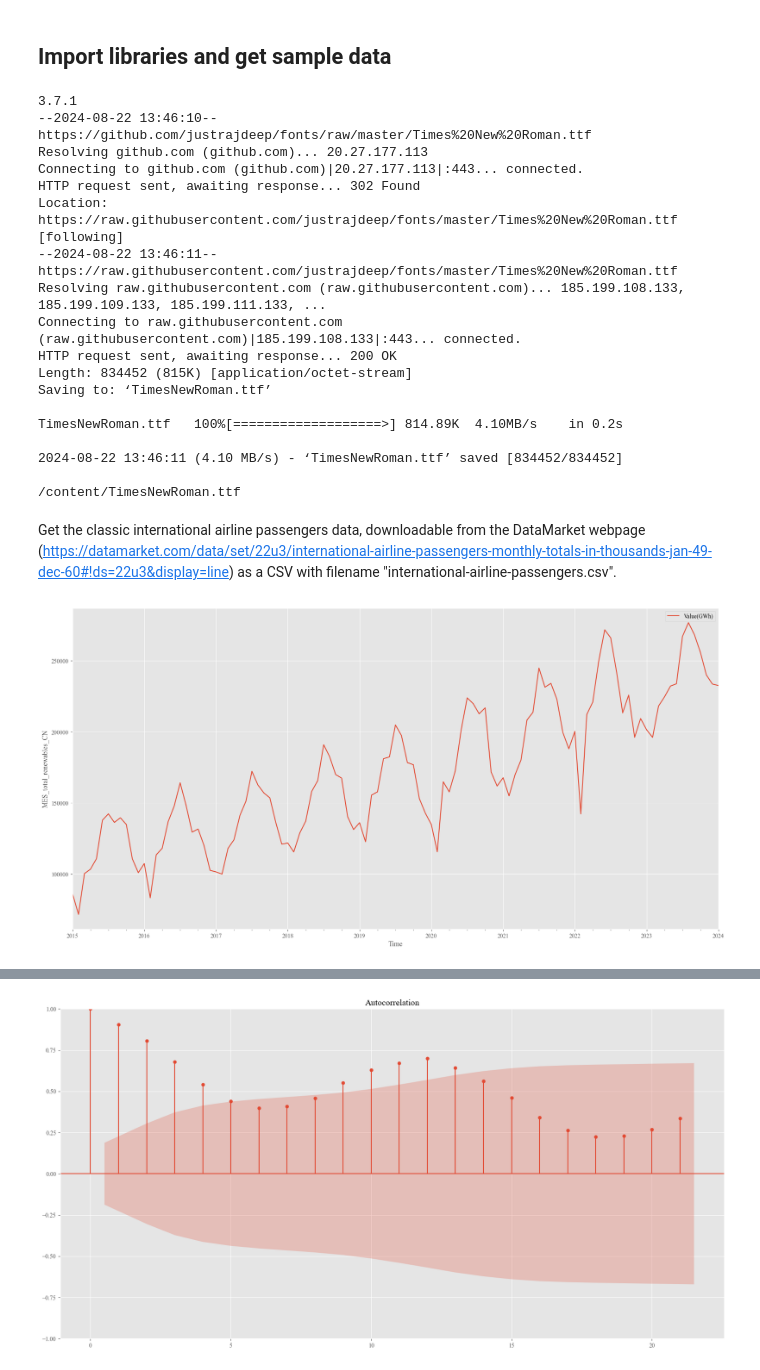
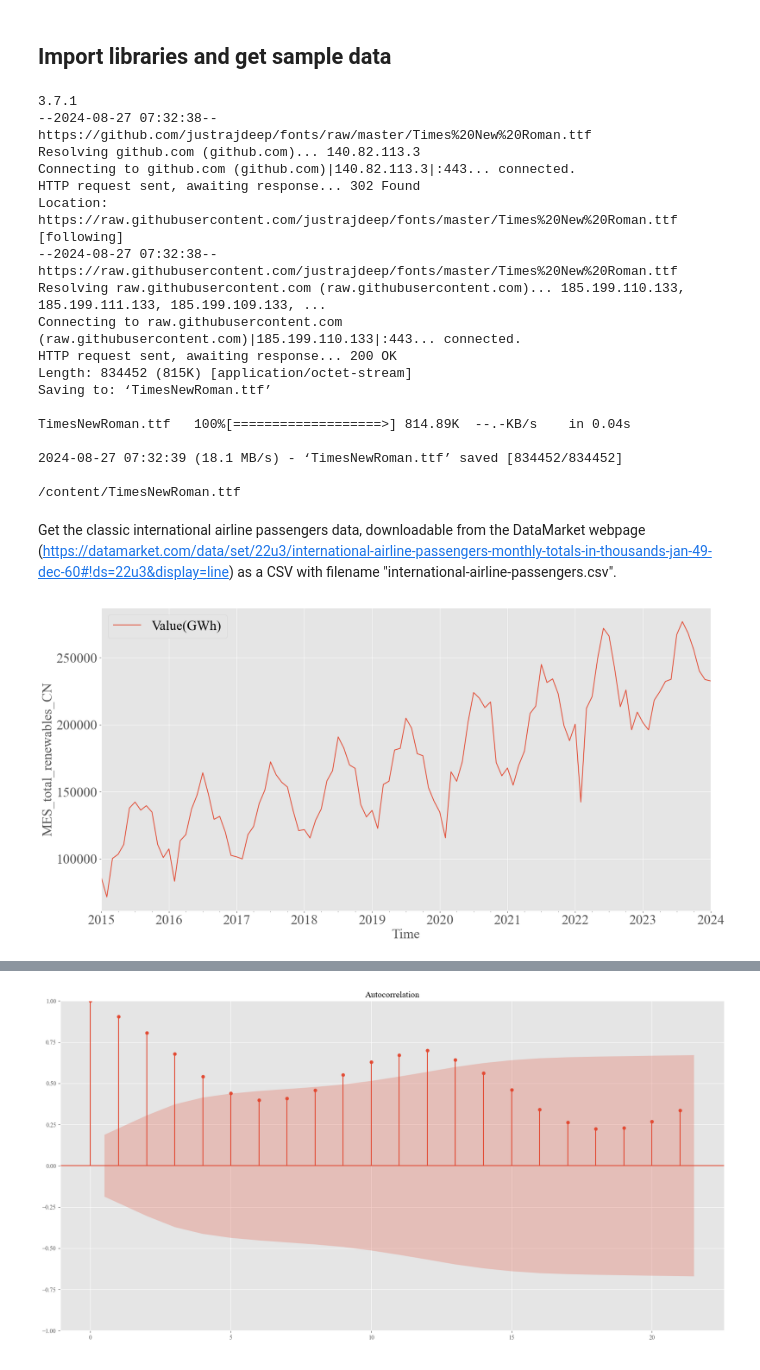
Before and after one commit to paranoia0121/PredictionComparison, a Jupyter notebook: time_series_analysis_ARIMA.ipynb, the cells around one changed output, grey strips where cells are left out. Saved outputs shown, nothing was run; the diff lists cells and outputs as text; code cells hidden in the pictures.

```diff
--- a/time_series_analysis_ARIMA.ipynb
+++ b/time_series_analysis_ARIMA.ipynb
@@ -28,25 +28,25 @@ for font_file in font_files:
 plt.rcParams['font.serif'] = "Times New Roman"
 plt.rcParams['font.family'] = "serif"
 plt.rcParams['figure.figsize'] = (20.0, 10.0)
-plt.rcParams.update({'font.size': 12})
+plt.rcParams.update({'font.size': 25})
 plt.style.use('ggplot')
 # %% [output]
 3.7.1
---2024-08-22 13:46:10--  https://github.com/justrajdeep/fonts/raw/master/Times%20New%20Roman.ttf
-Resolving github.com (github.com)... 20.27.177.113
-Connecting to github.com (github.com)|20.27.177.113|:443... connected.
+--2024-08-27 07:32:38--  https://github.com/justrajdeep/fonts/raw/master/Times%20New%20Roman.ttf
+Resolving github.com (github.com)... 140.82.113.3
+Connecting to github.com (github.com)|140.82.113.3|:443... connected.
 HTTP request sent, awaiting response... 302 Found
 Location: https://raw.githubusercontent.com/justrajdeep/fonts/master/Times%20New%20Roman.ttf [following]
---2024-08-22 13:46:11--  https://raw.githubusercontent.com/justrajdeep/fonts/master/Times%20New%20Roman.ttf
-Resolving raw.githubusercontent.com (raw.githubusercontent.com)... 185.199.108.133, 185.199.109.133, 185.199.111.133, ...
-Connecting to raw.githubusercontent.com (raw.githubusercontent.com)|185.199.108.133|:443... connected.
+--2024-08-27 07:32:38--  https://raw.githubusercontent.com/justrajdeep/fonts/master/Times%20New%20Roman.ttf
+Resolving raw.githubusercontent.com (raw.githubusercontent.com)... 185.199.110.133, 185.199.111.133, 185.199.109.133, ...
+Connecting to raw.githubusercontent.com (raw.githubusercontent.com)|185.199.110.133|:443... connected.
 HTTP request sent, awaiting response... 200 OK
 Length: 834452 (815K) [application/octet-stream]
 Saving to: ‘TimesNewRoman.ttf’
 
-TimesNewRoman.ttf   100%[===================>] 814.89K  4.10MB/s    in 0.2s
+TimesNewRoman.ttf   100%[===================>] 814.89K  --.-KB/s    in 0.04s
 
-2024-08-22 13:46:11 (4.10 MB/s) - ‘TimesNewRoman.ttf’ saved [834452/834452]
+2024-08-27 07:32:39 (18.1 MB/s) - ‘TimesNewRoman.ttf’ saved [834452/834452]
 
 /content/TimesNewRoman.ttf
 # %% [markdown]
@@ -54,14 +54,15 @@ Get the classic international airline passengers data, downloadable from the Dat
 # %%
 # Load the data
 data = pd.read_csv('/content/sample_data/MES_total_renewables_CN.csv', engine='python', skipfooter=3)
 # A bit of pre-processing to make it nicer
 data['Time']=pd.to_datetime(data['Time'], format='%Y-%m-%d')
 data.set_index(['Time'], inplace=True)
 
 # Plot the data
-data.plot(label='True')
-plt.ylabel('MES_total_renewables_CN')
-plt.xlabel('Time')
+data.plot(label='True', fontsize=25)
+plt.ylabel('MES_total_renewables_CN', fontsize=25)
+plt.xlabel('Time', fontsize=25)
+plt.legend(fontsize=25)
 plt.show()
 # %% [output]
-[figure, old version]
+[figure, new version]
```
Also changed, not shown: parts of 5 cells of this notebook.
